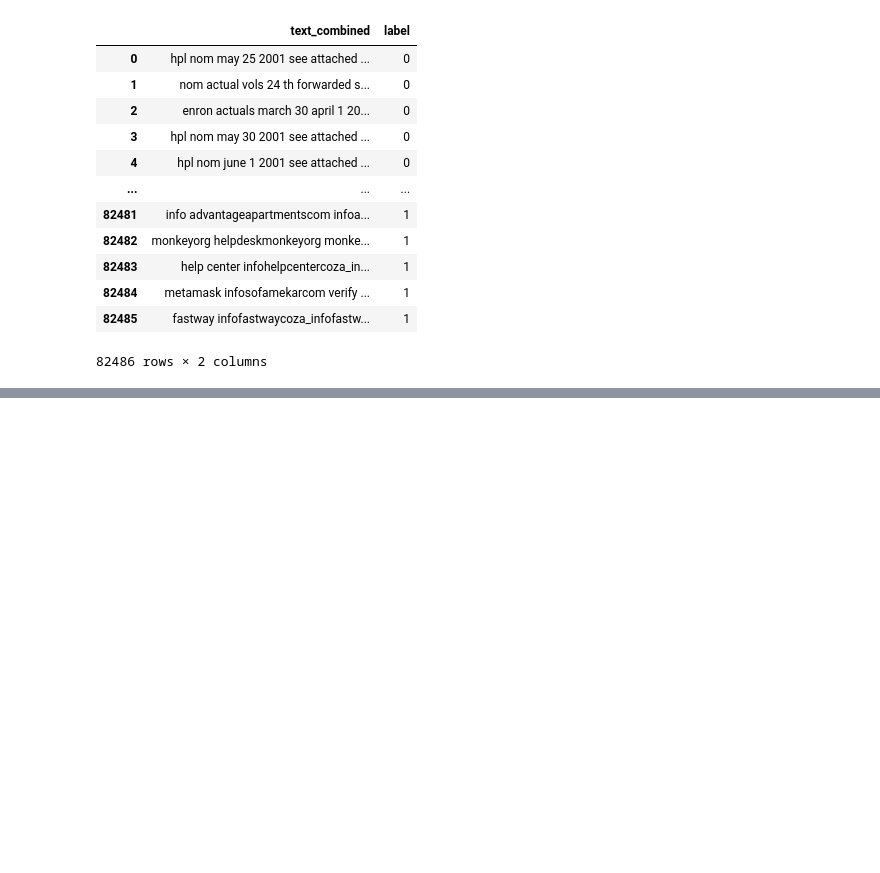
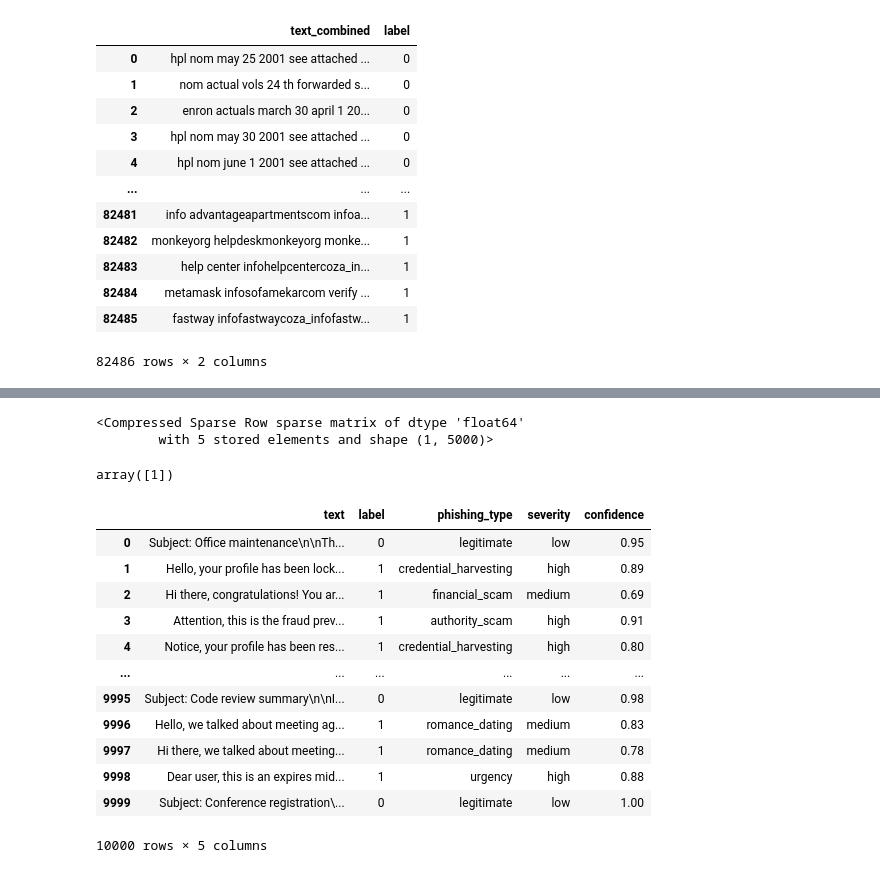
Before and after one commit to Tahacodeer/malicious-content-analysis, a Jupyter notebook: jupyter_lab/testtfidf.ipynb, the cells around one changed output, grey strips where cells are left out. Drawn from its saved outputs; the diff is of its cells as text; code cells hidden in the pictures; blank space fills up the shorter version.

```diff
--- a/jupyter_lab/testtfidf.ipynb
+++ b/jupyter_lab/testtfidf.ipynb
@@ -19,0 +517,28 @@ df
+# %%
+x_test=tfidf.transform(email)
+x_test
+# %% [output]
+<Compressed Sparse Row sparse matrix of dtype 'float64'
+        with 5 stored elements and shape (1, 5000)>
+# %%
+Y=model.predict(x_test)
+Y
+# %% [output]
+array([1])
+# %%
+new_df=pd.read_csv("/Users/tahamac/malicious-content-analysis/data/phishing_legit_dataset_KD_10000.csv")
+new_df
+# %% [output]
+|  | text | label | phishing_type | severity | confidence |
+| 0 | Subject: Office maintenance\n\nTh... | 0 | legitimate | low | 0.95 |
+| 1 | Hello, your profile has been lock... | 1 | credential_harvesting | high | 0.89 |
+| 2 | Hi there, congratulations! You ar... | 1 | financial_scam | medium | 0.69 |
+| 3 | Attention, this is the fraud prev... | 1 | authority_scam | high | 0.91 |
+| 4 | Notice, your profile has been res... | 1 | credential_harvesting | high | 0.80 |
+| ... | ... | ... | ... | ... | ... |
+| 9995 | Subject: Code review summary\n\nI... | 0 | legitimate | low | 0.98 |
+| 9996 | Hello, we talked about meeting ag... | 1 | romance_dating | medium | 0.83 |
+| 9997 | Hi there, we talked about meeting... | 1 | romance_dating | medium | 0.78 |
+| 9998 | Dear user, this is an expires mid... | 1 | urgency | high | 0.88 |
+| 9999 | Subject: Conference registration\... | 0 | legitimate | low | 1.00 |
+10000 rows × 5 columns
```
Also changed, not shown: parts of 76 cells of this notebook, 12 other files.
